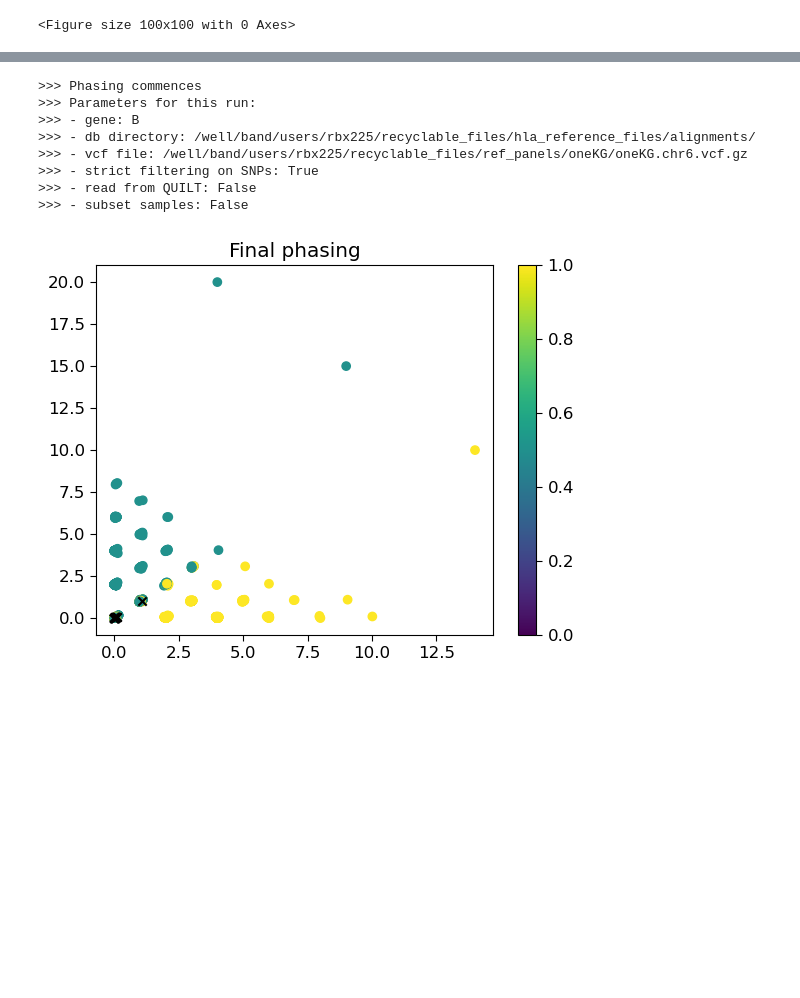
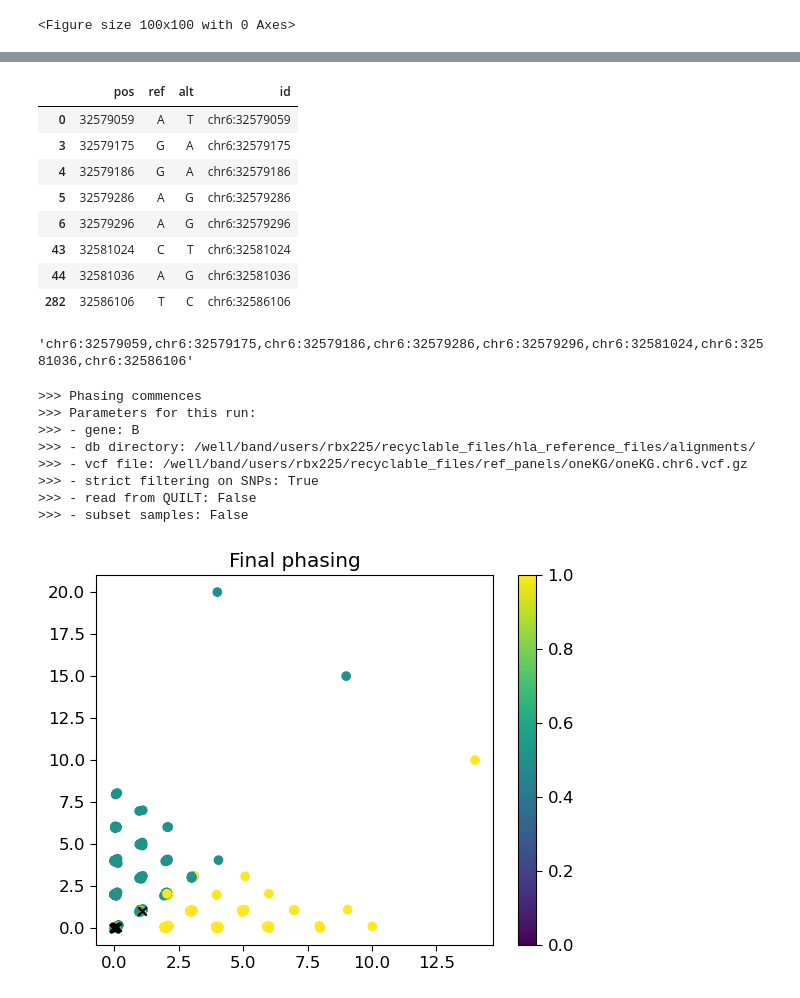
Before and after one commit to Suuuuuuuus/QUILT_sus, a Jupyter notebook: QUILT/Python/phasing_test.ipynb, the cells around one changed output, grey strips where cells are left out. Saved outputs shown, nothing was run; the diff lists cells and outputs as text; code cells hidden in the pictures; blank space fills up the shorter version.

```diff
--- a/QUILT/Python/phasing_test.ipynb
+++ b/QUILT/Python/phasing_test.ipynb
@@ -49,0 +432,16 @@ pd.options.mode.chained_assignment = None
+# %%
+merged_snps.loc[Xs,:]
+# %% [output]
+|  | pos | ref | alt | id |
+| 0 | 32579059 | A | T | chr6:32579059 |
+| 3 | 32579175 | G | A | chr6:32579175 |
+| 4 | 32579186 | G | A | chr6:32579186 |
+| 5 | 32579286 | A | G | chr6:32579286 |
+| 6 | 32579296 | A | G | chr6:32579296 |
+| 43 | 32581024 | C | T | chr6:32581024 |
+| 44 | 32581036 | A | G | chr6:32581036 |
+| 282 | 32586106 | T | C | chr6:32586106 |
+# %%
+','.join([f'chr6:{i}' for i in allele_pos[Xsposb38]])
+# %% [output]
+'chr6:32579059,chr6:32579175,chr6:32579186,chr6:32579286,chr6:32579296,chr6:32581024,chr6:32581036,chr6:32586106'
```
Also changed, not shown: parts of 13 cells of this notebook, 2 other files.
